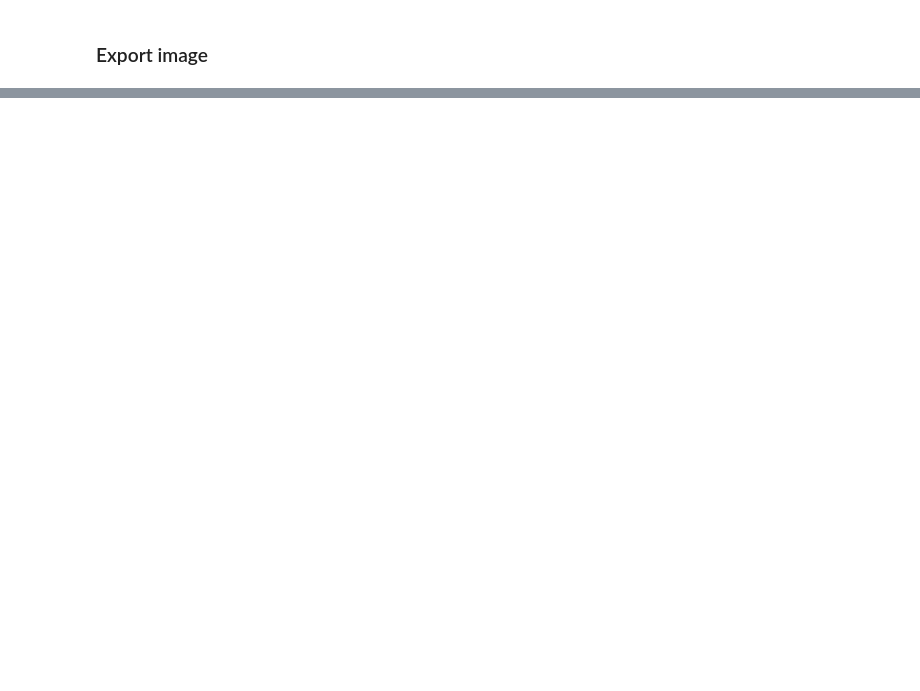
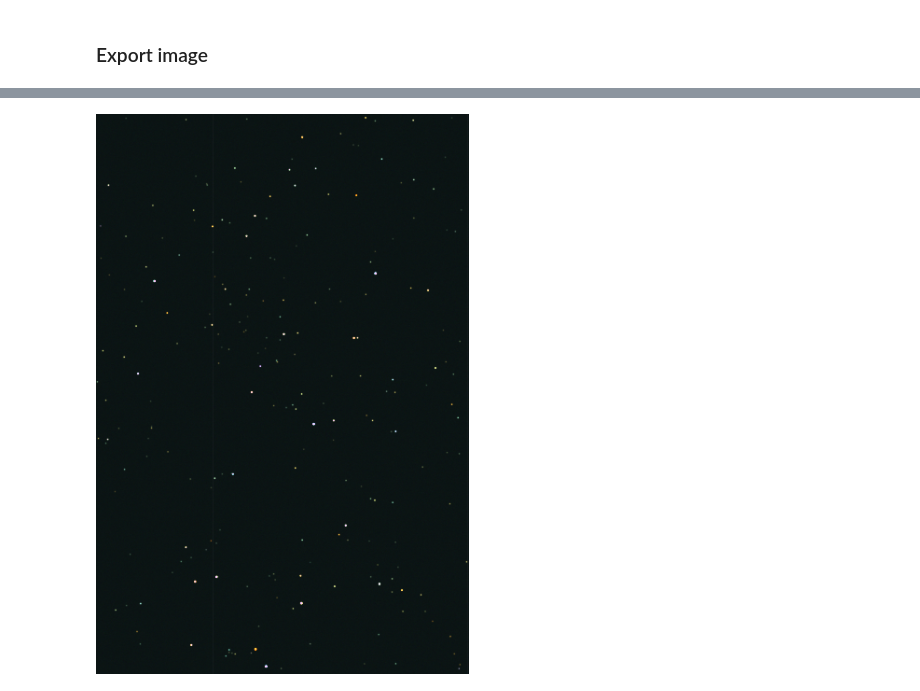
Before and after one commit to TigerHou2/StarSim, a Jupyter notebook: examples/gaia.ipynb, the cells around one changed output, grey strips where cells are left out. Saved outputs shown, nothing was run; the diff lists cells and outputs as text; code cells hidden in the pictures; blank space fills up the shorter version.

```diff
--- a/examples/gaia.ipynb
+++ b/examples/gaia.ipynb
@@ -264,0 +295,22 @@ im.save('example-images/gaia-test.png')
+# %%
+def adjustContrast(image, vmin=0, vmax=1):
+    return image * (vmax-vmin) + vmin
+def adjustGamma(image, gamma):
+    return image**gamma
+def adjustBrightness(image, brightness):
+    return np.minimum(1.0, image*brightness)
+# %%
+camera._sensor.clear()
+camera.filter_ = filt_r
+camera.sources = [spectral_sources, magnitude_sources_rp]
+image_r = camera.snap(exposure_time=1, temperature=20) / camera.sensor.adc_limit.value
+
+camera._sensor.clear()
+camera.filter_ = filt_g
+camera.sources = [spectral_sources, magnitude_sources_g]
+image_g = camera.snap(exposure_time=1, temperature=20) / camera.sensor.adc_limit.value
+
+camera._sensor.clear()
+camera.filter_ = filt_b
+camera.sources = [spectral_sources, magnitude_sources_bp]
+image_b = camera.snap(exposure_time=1, temperature=20) / camera.sensor.adc_limit.value
@@ -264,0 +321,22 @@ im.save('example-images/gaia-test.png')
+# %%
+GAMMA = 1.0
+BRIGHTNESS = 1
+
+# Gaia's blue photometer basically covers the entire range of human eye spectral sensitivity,
+# so realistically what you'd see would be closer to the single channel image from above.
+# Nonetheless, we can generate a pretty false color image.
+
+# Since the G filter has about twice the bandpass of the other two filters,
+# we'll make an artistic choice to scale down its contribution to the green channel.
+image_r_adj = adjustBrightness(adjustGamma(image_r, GAMMA), BRIGHTNESS)
+image_g_adj = adjustBrightness(adjustGamma(image_g*0.8, GAMMA), BRIGHTNESS)
+image_b_adj = adjustBrightness(adjustGamma(image_b, GAMMA), BRIGHTNESS)
+
+rgb = np.dstack((image_r_adj, image_g_adj, image_b_adj))
+rgb_uint8 = (rgb * 255.999).astype(np.uint8)
+
+im = Image.fromarray(rgb_uint8)
+# %%
+display(im)
+# %% [output]
+[figure, added]
```
Also changed, not shown: parts of 40 cells of this notebook, 17 other files.
